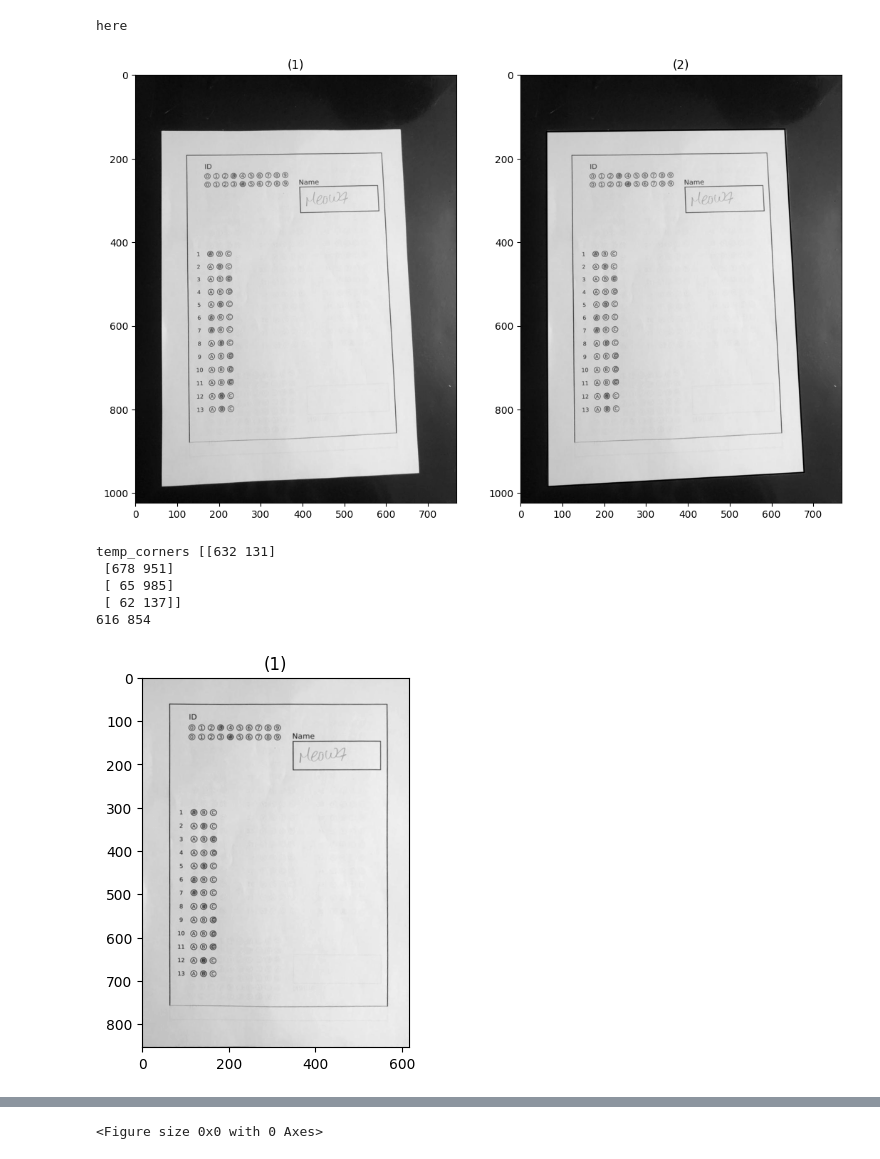
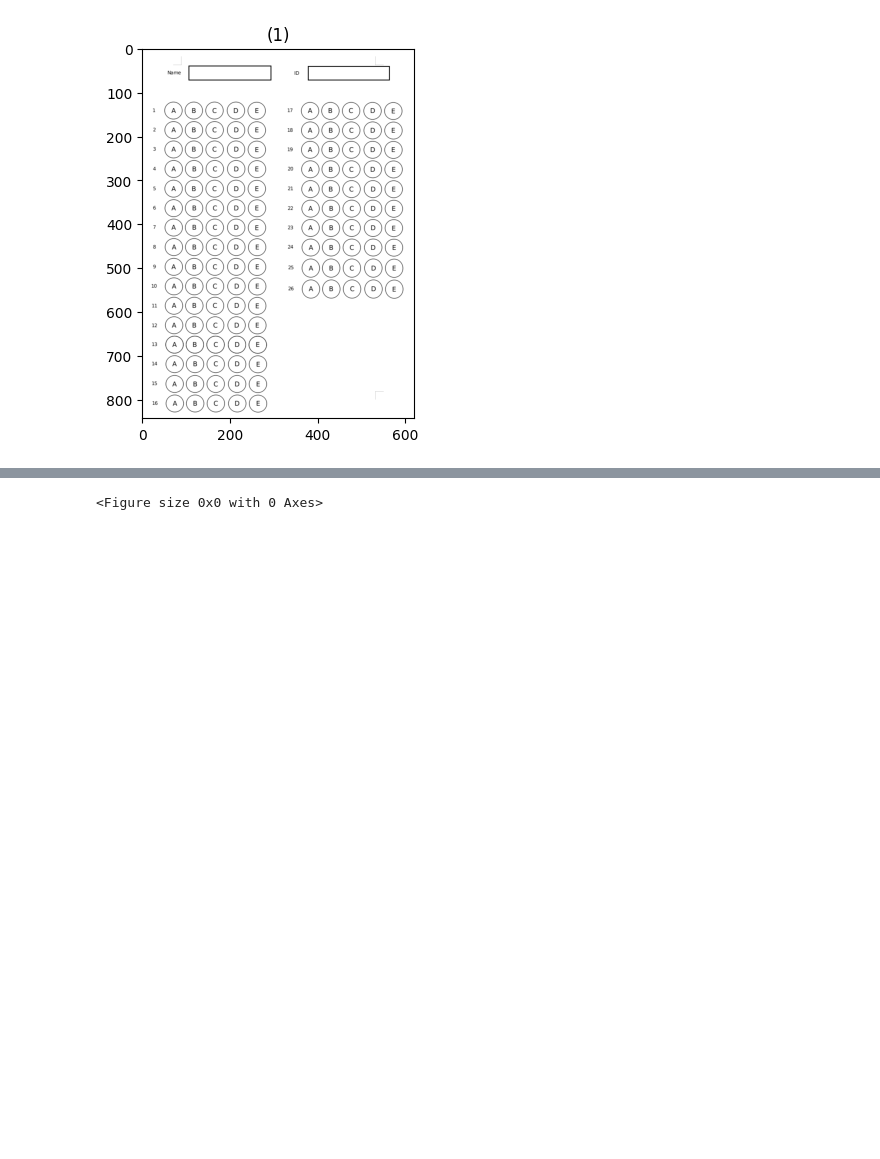
Before and after one commit to ZiadSheriif/Sa7a7LY, a Jupyter notebook: BubbleSheet/final.ipynb, the cells around one changed output, grey strips where cells are left out. Cells and saved outputs as stored; diff of their text form; code cells hidden in the pictures; blank space fills up the shorter version.

```diff
--- a/BubbleSheet/final.ipynb
+++ b/BubbleSheet/final.ipynb
@@ -27,9 +27,9 @@ import pandas as pd
 # # read image 1.jpg
 # img = cv.imread('dataset/inputs/Five0.png',0)
 # read image 1.jpg
-img = cv.imread('dataset/1/4dc7740c-2781-49c5-8f91-bb59b4d92bc8.jpg',0) #
+# img = cv.imread('dataset/1/4dc7740c-2781-49c5-8f91-bb59b4d92bc8.jpg',0) #
 # img = cv.imread('dataset/1/IMG_6234.JPG',0)
-# img = cv.imread('dataset/Bubble_Data/2.jpg',0)
+img = cv.imread('dataset/Bubble_Data/Five.png',0)
 # colored_img = cv.imread('datasets/dataset_module1/01.jpg')
 # img = cv.imread('datasets/dataset_module1/11.jpg',0)
 
@@ -89,7 +89,8 @@ min_valid_contour_area = maxCountourArea
 final_contour = c
 for contour in sorted_contours:
     contour_area = cv.contourArea(contour)
-    if contour_area > 0.4 * image_area and contour_area < min_valid_contour_area:
+    peri = cv.arcLength(contour, True)
+    if contour_area > 0.4 * image_area and contour_area < min_valid_contour_area and len(cv.approxPolyDP(contour, 0.04 * peri, True)) == 4:
         min_valid_contour_area = contour_area
         final_contour = contour
 c = final_contour
@@ -130,41 +131,34 @@ if(maxCountourArea > 0.4 * img.shape[0] * img.shape[1]):
         top_left = temp_corners[0]
         top_right = temp_corners[1]
     else:
         top_left = temp_corners[1]
         top_right = temp_corners[0]
 
     if temp_corners[2][1] < temp_corners[3][1]:
         bottom_left = temp_corners[2]
         bottom_right = temp_corners[3]
     else:
         bottom_left = temp_corners[3]
         bottom_right = temp_corners[2]
 
     height = np.max([top_left[1],top_right[1],bottom_left[1],bottom_right[1]]) - np.min([top_left[1],top_right[1],bottom_left[1],bottom_right[1]])
     width = np.max([top_left[0],top_right[0],bottom_left[0],bottom_right[0]]) - np.min([top_left[0],top_right[0],bottom_left[0],bottom_right[0]])
     print(width,height)
     oldPoints = np.float32([top_left,bottom_left,top_right,bottom_right])
     newPoints = np.float32([[0,0],[width,0],[0,height],[width,height]])
     transformationMatrix = cv.getPerspectiveTransform(oldPoints,newPoints)
     transormedImg = cv.warpPerspective(img,transformationMatrix,(width,height))
 
 show_images(images = [transormedImg])
 
 white_img_contours = np.ones(img_cpy.shape)
 
 for contour in sorted_contours:
     x,y,w,h = cv.boundingRect(contour)
     if w/h >= 0.7 and w/h <=1.3 and cv.contourArea(contour) <0.5* img.shape[0]*img.shape[1]:
         cv.fillPoly(white_img_contours, pts =[contour], color=(0,0,0))
 # %% [output]
-here
-[figure, old version]
+[figure, new version]
-temp_corners [[632 131]
- [678 951]
- [ 65 985]
- [ 62 137]]
-616 854
-[figure, removed]
 # %%
 # use canny to detect edges
 cannyEdges = cannyEdge(transormedImg)
```
Also changed, not shown: parts of 16 cells of this notebook, 34 other files.
